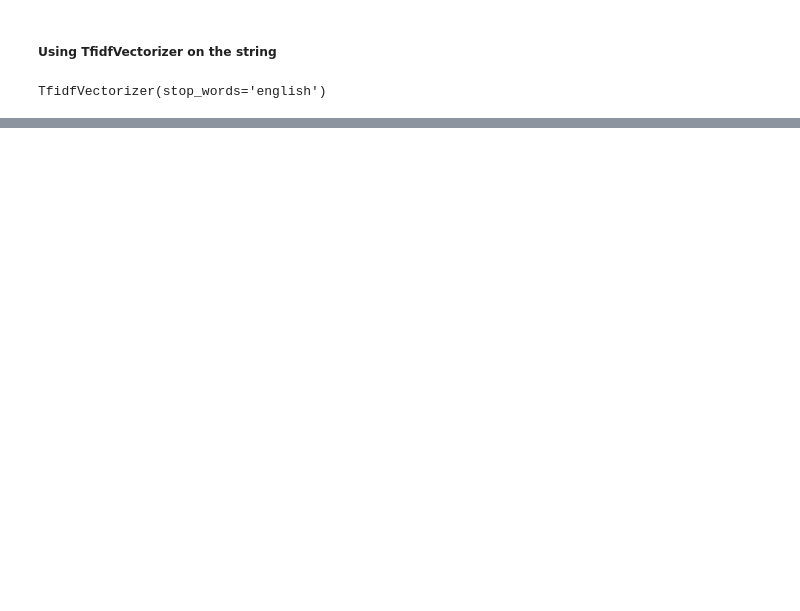
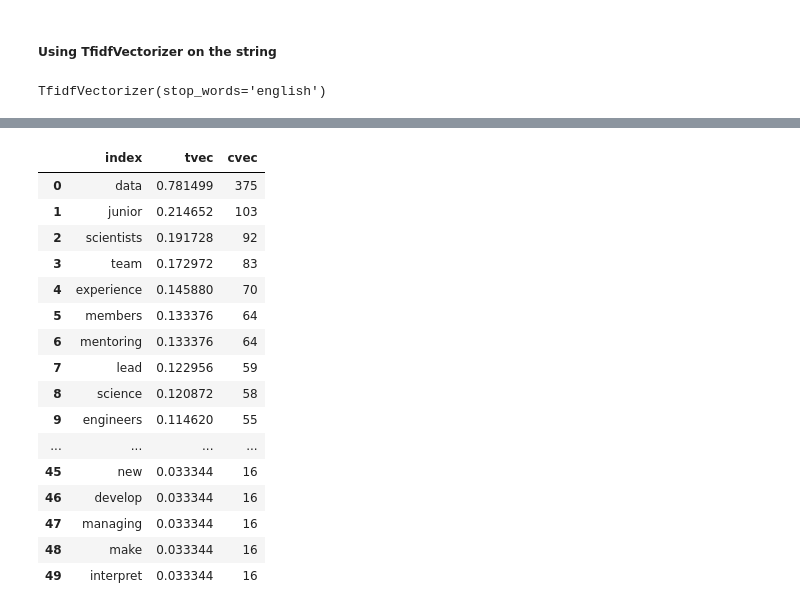
Before and after one commit to paxton615/Indeed_Job_Search, a Jupyter notebook: NPL_on_Job_Descriptions.ipynb, the cells around one changed output, grey strips where cells are left out. Cells and saved outputs as stored; diff of their text form; code cells hidden in the pictures; blank space fills up the shorter version.

```diff
--- a/NPL_on_Job_Descriptions.ipynb
+++ b/NPL_on_Job_Descriptions.ipynb
@@ -148,0 +149,20 @@ frozenset({'hundred', 'would', 'our', 'ever', 'besides', 'into', 'couldnt', 'wil
+# %%
+df_merge.head(50)
+# %% [output]
+|  | index | tvec | cvec |
+| 0 | data | 0.781499 | 375 |
+| 1 | junior | 0.214652 | 103 |
+| 2 | scientists | 0.191728 | 92 |
+| 3 | team | 0.172972 | 83 |
+| 4 | experience | 0.145880 | 70 |
+| 5 | members | 0.133376 | 64 |
+| 6 | mentoring | 0.133376 | 64 |
+| 7 | lead | 0.122956 | 59 |
+| 8 | science | 0.120872 | 58 |
+| 9 | engineers | 0.114620 | 55 |
+| ... | ... | ... | ... |
+| 45 | new | 0.033344 | 16 |
+| 46 | develop | 0.033344 | 16 |
+| 47 | managing | 0.033344 | 16 |
+| 48 | make | 0.033344 | 16 |
+| 49 | interpret | 0.033344 | 16 |
```
Also changed, not shown: parts of 17 cells of this notebook.
